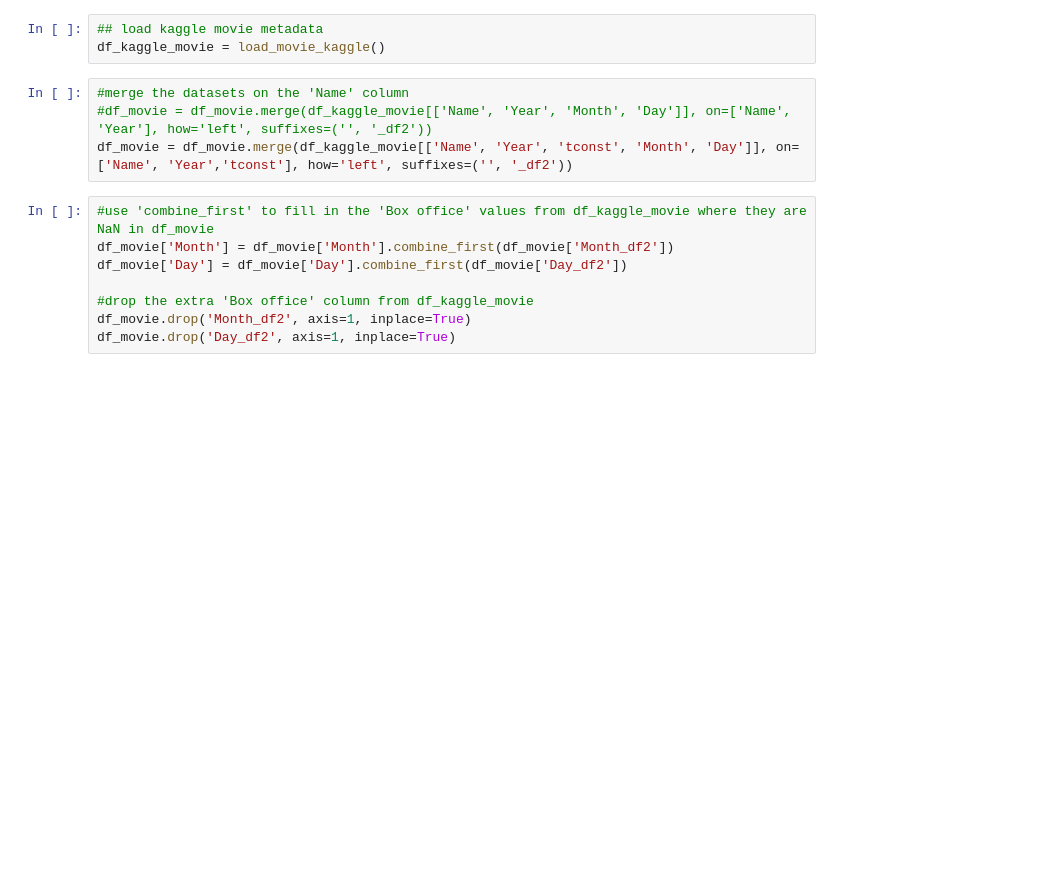
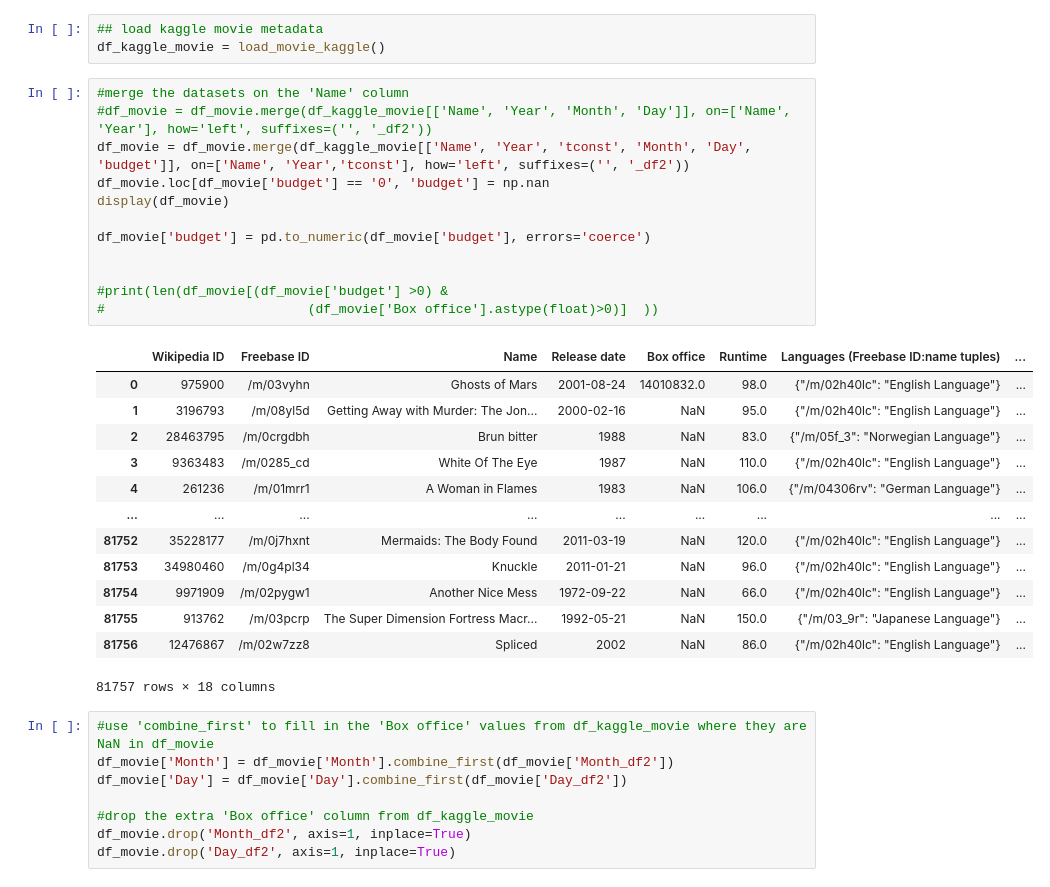
Before and after one commit to epfl-ada/ada-2023-project-deapdatadestroyers, a Jupyter notebook: first_month_day_analysis.ipynb, the cells around one changed output. Cells and saved outputs as stored; diff of their text form; blank space fills up the shorter version.

Commit message:
added budget in analysis

```diff
--- a/first_month_day_analysis.ipynb
+++ b/first_month_day_analysis.ipynb
@@ -104,7 +104,29 @@ df_kaggle_movie = load_movie_kaggle()
 # %%
 #merge the datasets on the 'Name' column
 #df_movie = df_movie.merge(df_kaggle_movie[['Name', 'Year', 'Month', 'Day']], on=['Name', 'Year'], how='left', suffixes=('', '_df2'))
-df_movie = df_movie.merge(df_kaggle_movie[['Name', 'Year', 'tconst', 'Month', 'Day']], on=['Name', 'Year','tconst'], how='left', suffixes=('', '_df2'))
+df_movie = df_movie.merge(df_kaggle_movie[['Name', 'Year', 'tconst', 'Month', 'Day', 'budget']], on=['Name', 'Year','tconst'], how='left', suffixes=('', '_df2'))
+df_movie.loc[df_movie['budget'] == '0', 'budget'] = np.nan
+display(df_movie)
+
+df_movie['budget'] = pd.to_numeric(df_movie['budget'], errors='coerce')
+
+
+#print(len(df_movie[(df_movie['budget'] >0) &
+#                          (df_movie['Box office'].astype(float)>0)]  ))
+# %% [output]
+|  | Wikipedia ID | Freebase ID | Name | Release date | Box office | Runtime | Languages (Freebase ID:name tuples) | ... |
+| 0 | 975900 | /m/03vyhn | Ghosts of Mars | 2001-08-24 | 14010832.0 | 98.0 | {"/m/02h40lc": "English Language"} | ... |
+| 1 | 3196793 | /m/08yl5d | Getting Away with Murder: The Jon... | 2000-02-16 | NaN | 95.0 | {"/m/02h40lc": "English Language"} | ... |
+| 2 | 28463795 | /m/0crgdbh | Brun bitter | 1988 | NaN | 83.0 | {"/m/05f_3": "Norwegian Language"} | ... |
+| 3 | 9363483 | /m/0285_cd | White Of The Eye | 1987 | NaN | 110.0 | {"/m/02h40lc": "English Language"} | ... |
+| 4 | 261236 | /m/01mrr1 | A Woman in Flames | 1983 | NaN | 106.0 | {"/m/04306rv": "German Language"} | ... |
+| ... | ... | ... | ... | ... | ... | ... | ... | ... |
+| 81752 | 35228177 | /m/0j7hxnt | Mermaids: The Body Found | 2011-03-19 | NaN | 120.0 | {"/m/02h40lc": "English Language"} | ... |
+| 81753 | 34980460 | /m/0g4pl34 | Knuckle | 2011-01-21 | NaN | 96.0 | {"/m/02h40lc": "English Language"} | ... |
+| 81754 | 9971909 | /m/02pygw1 | Another Nice Mess | 1972-09-22 | NaN | 66.0 | {"/m/02h40lc": "English Language"} | ... |
+| 81755 | 913762 | /m/03pcrp | The Super Dimension Fortress Macr... | 1992-05-21 | NaN | 150.0 | {"/m/03_9r": "Japanese Language"} | ... |
+| 81756 | 12476867 | /m/02w7zz8 | Spliced | 2002 | NaN | 86.0 | {"/m/02h40lc": "English Language"} | ... |
+81757 rows × 18 columns
 # %%
 #use 'combine_first' to fill in the 'Box office' values from df_kaggle_movie where they are NaN in df_movie
 df_movie['Month'] = df_movie['Month'].combine_first(df_movie['Month_df2'])
```
Also changed, not shown: parts of 11 cells of this notebook.
